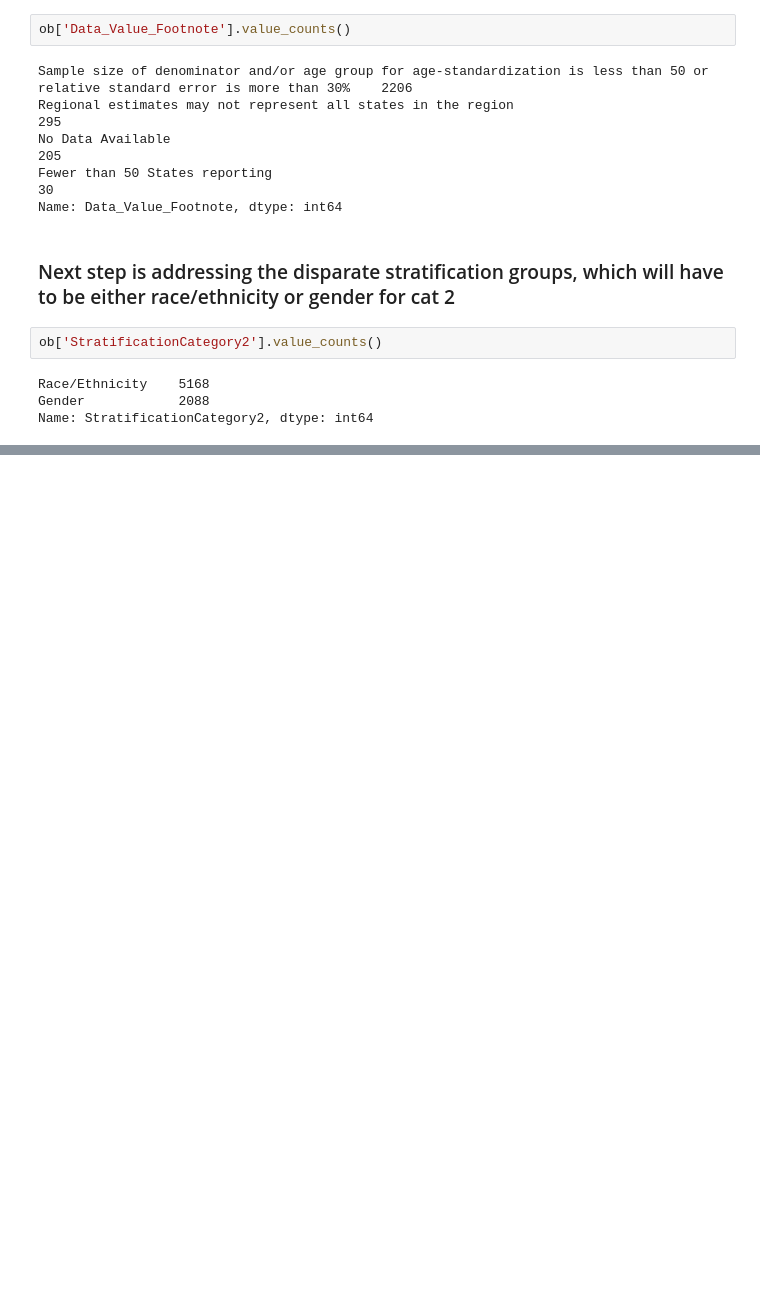
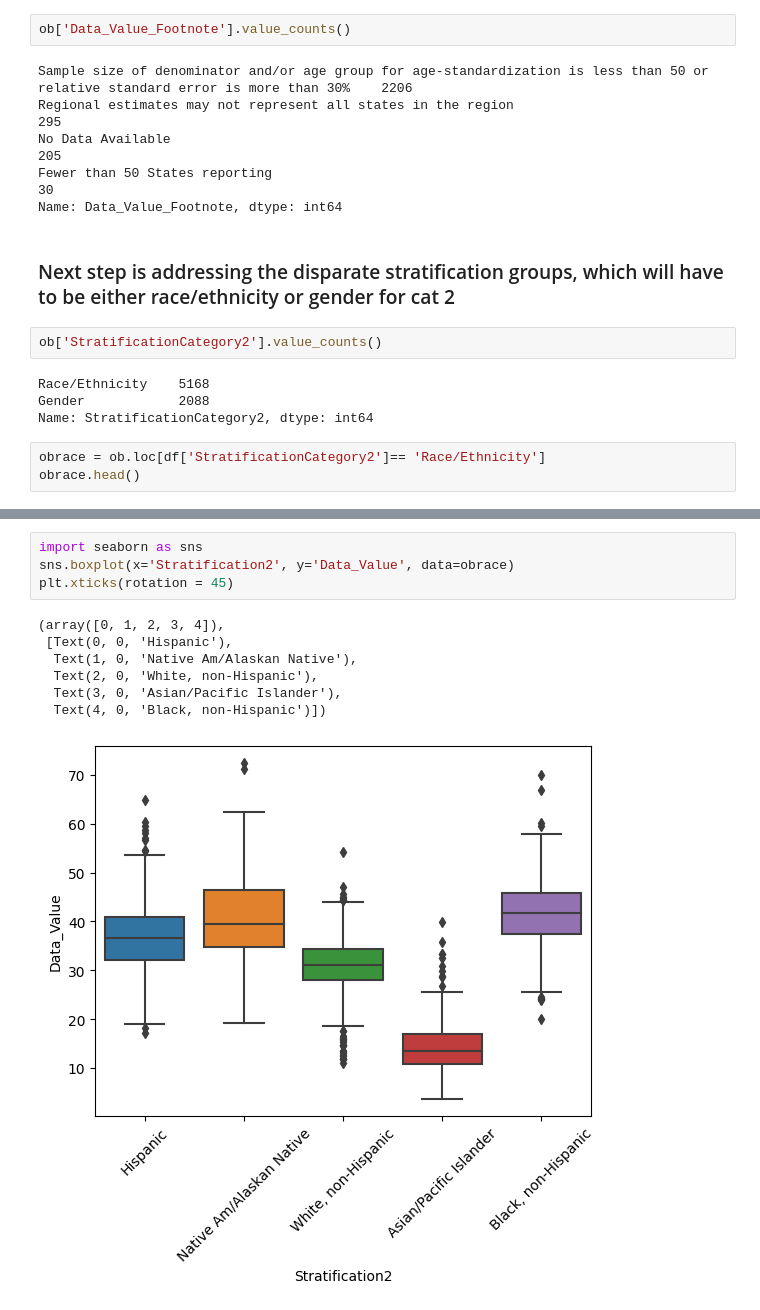
Before and after one commit to blakedshull/Project-4, a Jupyter notebook: Datacleaning.ipynb, the cells around one changed output, grey strips where cells are left out. Saved outputs shown, nothing was run; the diff lists cells and outputs as text; blank space fills up the shorter version.

```diff
--- a/Datacleaning.ipynb
+++ b/Datacleaning.ipynb
@@ -302,3 +302,6 @@ ob['StratificationCategory2'].value_counts()
 Race/Ethnicity    5168
 Gender            2088
 Name: StratificationCategory2, dtype: int64
+# %%
+obrace = ob.loc[df['StratificationCategory2']== 'Race/Ethnicity']
+obrace.head()
@@ -304,0 +336,12 @@ Name: StratificationCategory2, dtype: int64
+# %%
+import seaborn as sns
+sns.boxplot(x='Stratification2', y='Data_Value', data=obrace)
+plt.xticks(rotation = 45)
+# %% [output]
+(array([0, 1, 2, 3, 4]),
+ [Text(0, 0, 'Hispanic'),
+  Text(1, 0, 'Native Am/Alaskan Native'),
+  Text(2, 0, 'White, non-Hispanic'),
+  Text(3, 0, 'Asian/Pacific Islander'),
+  Text(4, 0, 'Black, non-Hispanic')])
+[figure, added]
```
Also changed, not shown: parts of 11 cells of this notebook.
